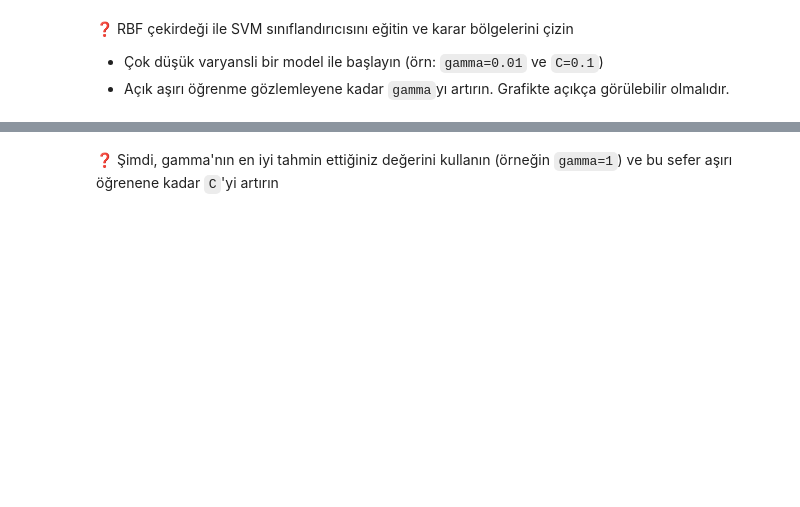
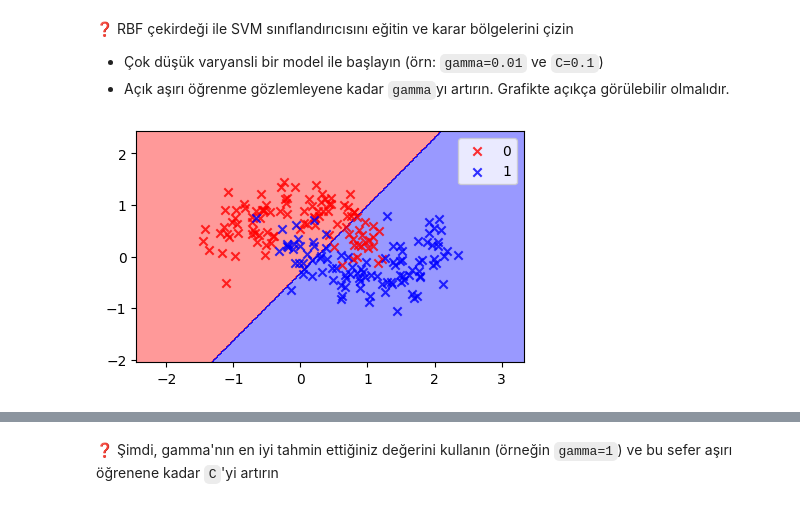
Before and after one commit to kaanaydin02/S16D5-S-data-svm, a Jupyter notebook: SVM.ipynb, the cells around one changed output, grey strips where cells are left out. Saved outputs shown, nothing was run; the diff lists cells and outputs as text; code cells hidden in the pictures; blank space fills up the shorter version.

```diff
--- a/SVM.ipynb
+++ b/SVM.ipynb
@@ -348,0 +354,6 @@ plt.legend();
+# %%
+svm_low = SVC(kernel='rbf', gamma=0.01, C=0.1)
+svm_low.fit(X, y)
+plot_decision_regions(X, y, classifier=svm_low)
+# %% [output]
+[figure, added]
```
Also changed, not shown: parts of 11 cells of this notebook, 1 other file.
